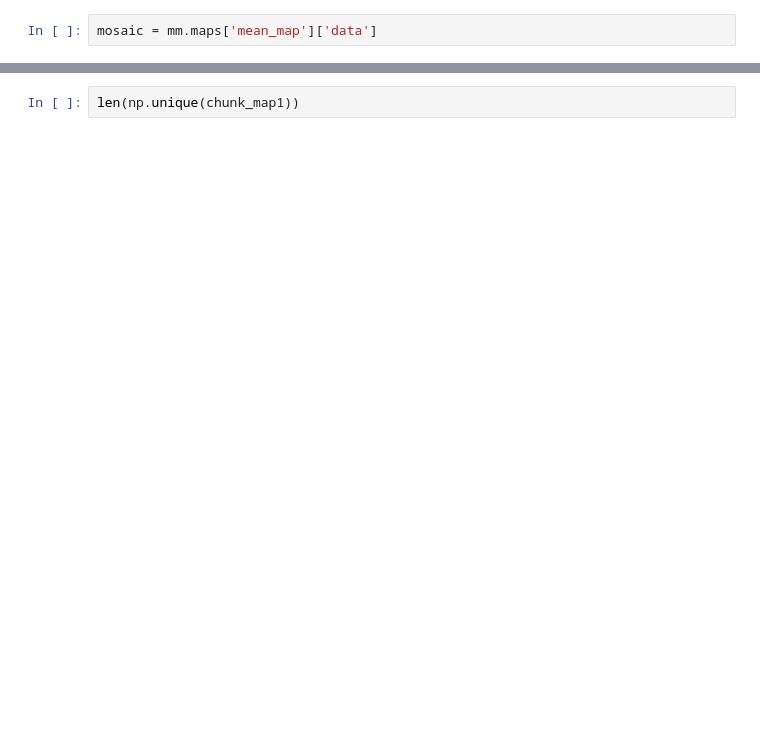
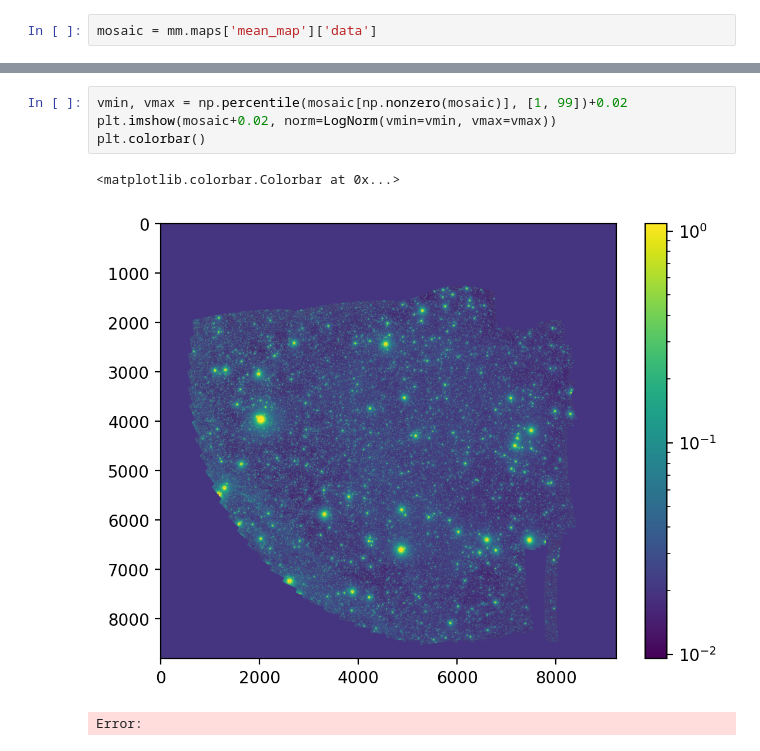
Before and after one commit to ThomasLiii/PySelfCal, a Jupyter notebook: make_mosaics.ipynb, the cells around one changed output, grey strips where cells are left out. Saved outputs shown, nothing was run; the diff lists cells and outputs as text; blank space fills up the shorter version.

```diff
--- a/make_mosaics.ipynb
+++ b/make_mosaics.ipynb
@@ -365,2 +316,8 @@ plt.colorbar()
 # %%
-len(np.unique(chunk_map1))
+vmin, vmax = np.percentile(mosaic[np.nonzero(mosaic)], [1, 99])+0.02
+plt.imshow(mosaic+0.02, norm=LogNorm(vmin=vmin, vmax=vmax))
+plt.colorbar()
+# %% [output]
+<matplotlib.colorbar.Colorbar at 0x...>
+[figure, added]
+Error:
```
Also changed, not shown: parts of 22 cells of this notebook, 10 other files.
